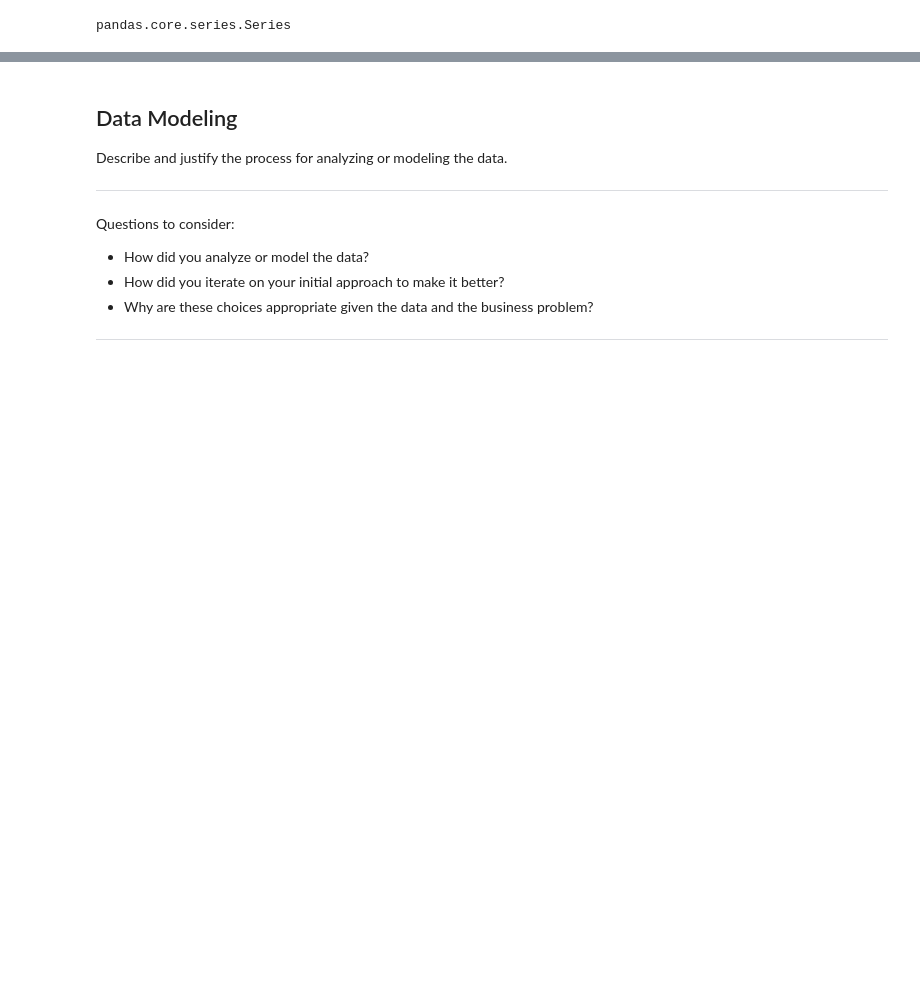
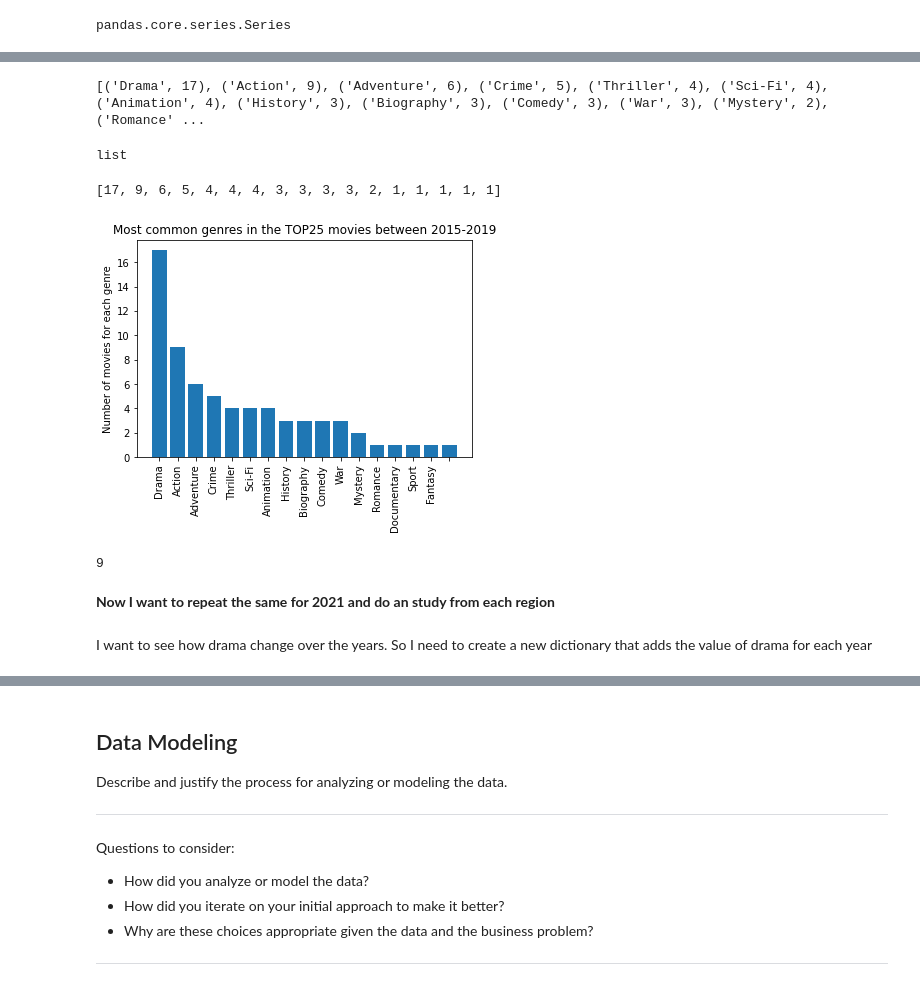
Before and after one commit to arecai/ari_first_attem, a Jupyter notebook: dsc-phase1-project-template.ipynb, the cells around one changed output, grey strips where cells are left out. Drawn from its saved outputs; the diff is of its cells as text; code cells hidden in the pictures; blank space fills up the shorter version.

```diff
--- a/dsc-phase1-project-template.ipynb
+++ b/dsc-phase1-project-template.ipynb
@@ -503,0 +493,36 @@ wordfreq
+# %%
+counts = Counter(sent_str).most_common()
+print(counts)
+type(counts)
+# %% [output]
+[('Drama', 17), ('Action', 9), ('Adventure', 6), ('Crime', 5), ('Thriller', 4), ('Sci-Fi', 4), ('Animation', 4), ('History', 3), ('Biography', 3), ('Comedy', 3), ('War', 3), ('Mystery', 2), ('Romance' ...
+list
+# %%
+names = []
+for x in counts:
+    names.append(x[0])
+names
+
+values = []
+for x in counts:
+    values.append(x[1])
+values
+# %% [output]
+[17, 9, 6, 5, 4, 4, 4, 3, 3, 3, 3, 2, 1, 1, 1, 1, 1]
+# %%
+fig, ax = plt.subplots()
+plt.bar(range(len(counts)), values, tick_label=names)
+plt.xticks(rotation=90)
+ax.set_ylabel('Number of movies for each genre')
+ax.set_title('Most common genres in the TOP25 movies between 2015-2019')
+plt.show()
+# %% [output]
+[figure, added]
+# %%
+counts[1][1]
+# %% [output]
+9
+# %% [markdown]
+**Now I want to repeat the same for 2021 and do an study from each region**
+# %% [markdown]
+I want to see how drama change over the years. So I need to create a new dictionary that adds the value of drama for each year
```
Also changed, not shown: parts of 76 cells of this notebook.
